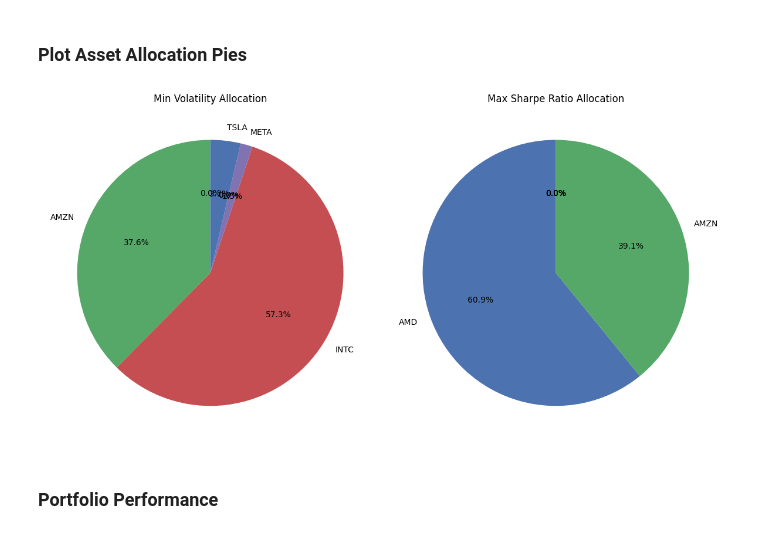
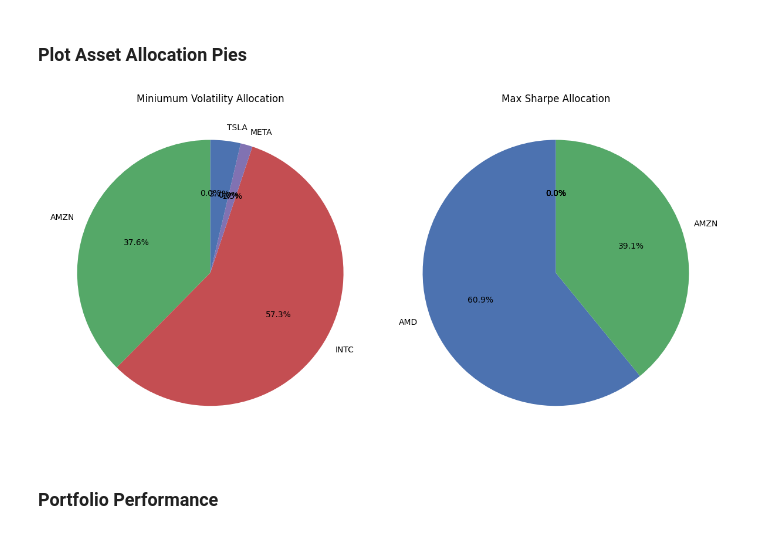
Before and after one commit to chantalmaskell/Black_Litterman_Portfolio_Optimisation, a Jupyter notebook: Completed_Models/benchmark_black_litterman.ipynb, the cells around one changed output. Saved outputs shown, nothing was run; the diff lists cells and outputs as text; code cells hidden in the pictures.

```diff
--- a/Completed_Models/benchmark_black_litterman.ipynb
+++ b/Completed_Models/benchmark_black_litterman.ipynb
@@ -222,26 +218,26 @@ OrderedDict([('AMD', 0.60871),
 # %%
 fig, axes = plt.subplots(1, 2, figsize=(12, 6))
 
 # Plot Minimum Volaility
 pd.Series(cleaned_weights_min_vol).plot.pie(
     ax=axes[0],
     autopct='%1.1f%%',
     startangle=90,
-    title="Min Volatility Allocation"
+    title="Miniumum Volatility Allocation"
 )
 
 # Plot Max Sharpe
 pd.Series(cleaned_weights_max_sharpe).plot.pie(
     ax=axes[1],
     autopct='%1.1f%%',
     startangle=90,
-    title="Max Sharpe Ratio Allocation"
+    title="Max Sharpe Allocation"
 )
 
 plt.tight_layout()
 plt.show()
 # %% [output]
-[figure, old version]
+[figure, new version]
 # %% [markdown]
 ### Portfolio Performance
 # %% [markdown]
```
Also changed, not shown: parts of 10 cells of this notebook.
